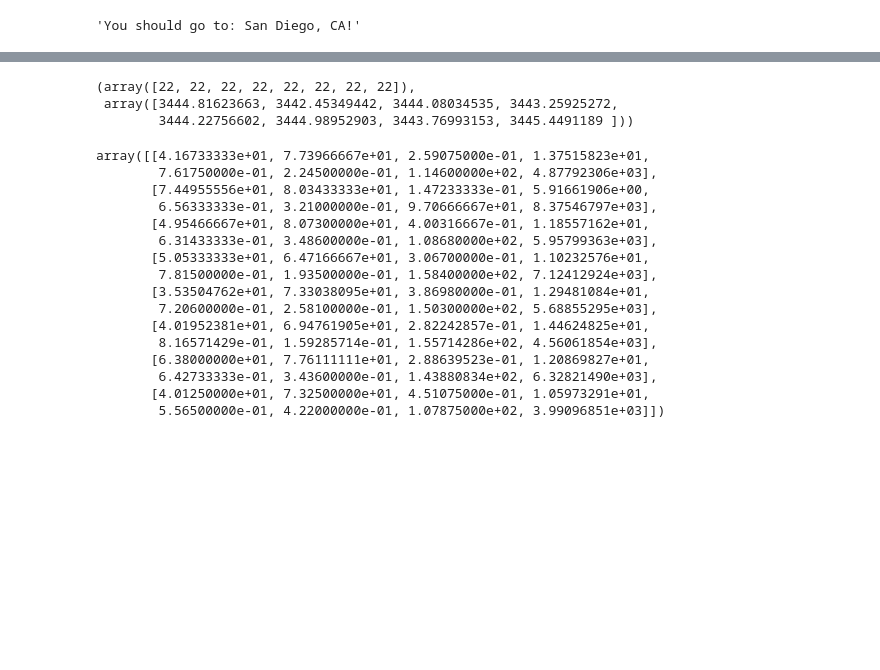
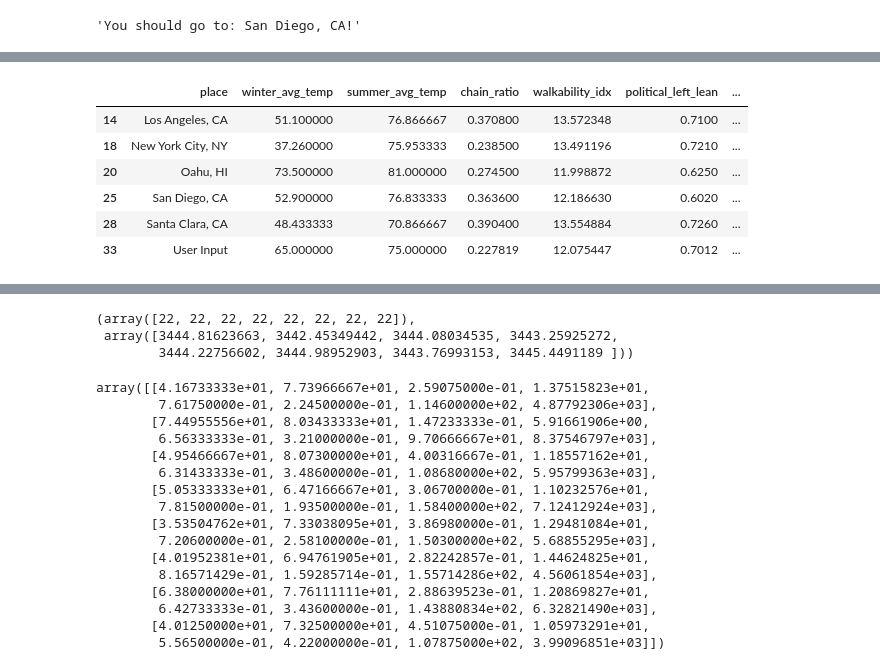
Before and after one commit to cynthia-rodriguez1/wfh-location-recommender, a Jupyter notebook: notebooks/03_building_rec_function.ipynb, the cells around one changed output, grey strips where cells are left out. Cells and saved outputs as stored; diff of their text form; code cells hidden in the pictures; blank space fills up the shorter version.

```diff
--- a/notebooks/03_building_rec_function.ipynb
+++ b/notebooks/03_building_rec_function.ipynb
@@ -1024,0 +285,10 @@ for kmeans_cluster_df['place']:
+# %%
+rec_model_df.apply(lambda row: row[rec_model_df['place'].isin(['San Diego, CA', 'Oahu, HI', 'Los Angeles, CA', 'New York City, NY', 'Santa Clara, CA', 'User Input'])])
+# %% [output]
+|  | place | winter_avg_temp | summer_avg_temp | chain_ratio | walkability_idx | political_left_lean | ... |
+| 14 | Los Angeles, CA | 51.100000 | 76.866667 | 0.370800 | 13.572348 | 0.7100 | ... |
+| 18 | New York City, NY | 37.260000 | 75.953333 | 0.238500 | 13.491196 | 0.7210 | ... |
+| 20 | Oahu, HI | 73.500000 | 81.000000 | 0.274500 | 11.998872 | 0.6250 | ... |
+| 25 | San Diego, CA | 52.900000 | 76.833333 | 0.363600 | 12.186630 | 0.6020 | ... |
+| 28 | Santa Clara, CA | 48.433333 | 70.866667 | 0.390400 | 13.554884 | 0.7260 | ... |
+| 33 | User Input | 65.000000 | 75.000000 | 0.227819 | 12.075447 | 0.7012 | ... |
```
Also changed, not shown: parts of 201 cells of this notebook, 9 other files.
